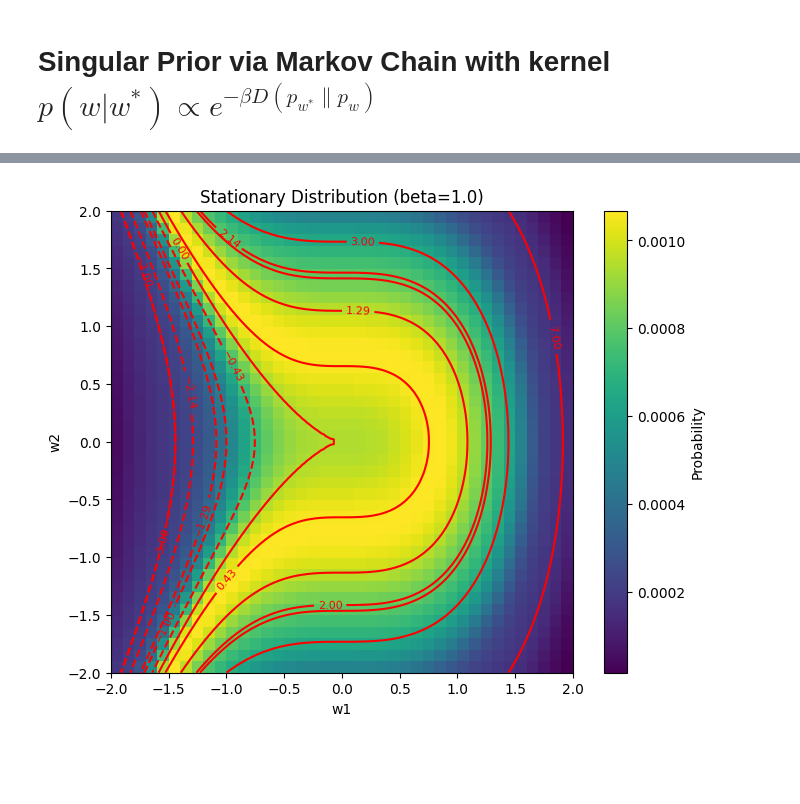
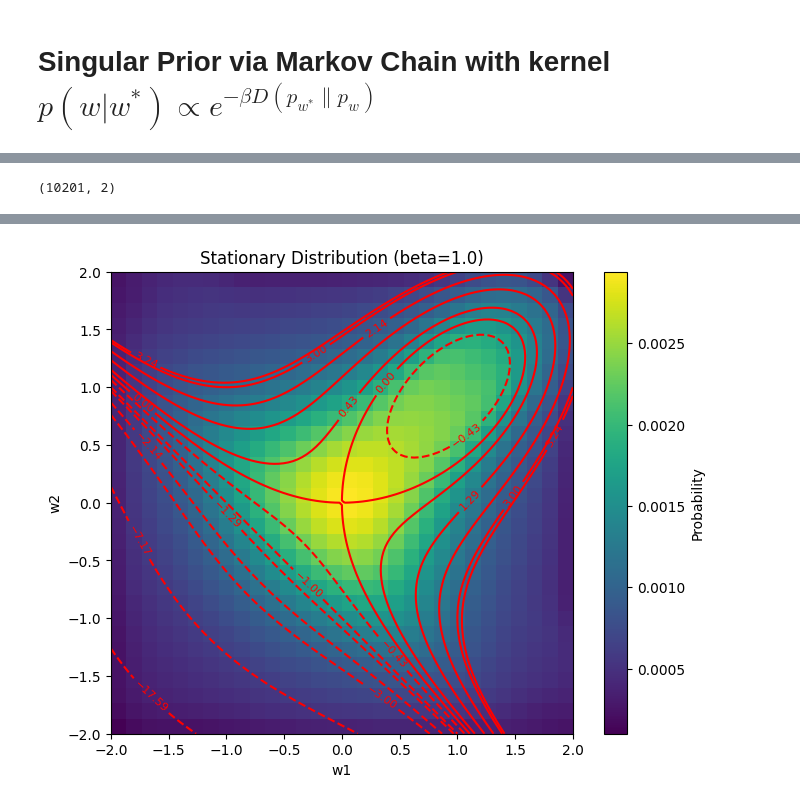
Before and after one commit to edmundlth/neural_network_stagewise_learning, a Jupyter notebook: mdl_expt.ipynb, the cells around one changed output, grey strips where cells are left out. Drawn from its saved outputs; the diff is of its cells as text; code cells hidden in the pictures; blank space fills up the shorter version.

```diff
--- a/mdl_expt.ipynb
+++ b/mdl_expt.ipynb
@@ -342,12 +342,13 @@ def f2(x, m, exponent=9):
 
 def f(x, a, m):
     return f1(x + a, m) * g(-(x + a)) + f2(x - a, m) * h(x - a)
+    # return (x**2 - a**m)**2
 
 # Vectorize the function for efficient computation
 vf = jax.vmap(f, in_axes=(0, None, None))
 
 # Set up the plot
-M = 1.5
+M = 1.9
 x = jnp.linspace(-M, M, 1000)
 a = 0.5
 m = 0.2
@@ -469,0 +466,5 @@ plt.plot(x, y)
+# %%
+# as a function of n
+ns = 1.0 / ts[1:]
+fig, ax = plt.subplots(figsize=(10, 6))
+ax.plot(ns, 1/ vol_t[1:], ".-")
@@ -575,3 +476,10 @@ visualize_results(samples, "Example K function")
+# %%
+n = 101
+x = np.linspace(-M, M, n)
+y = np.linspace(-M, M, n)
+np.array(np.meshgrid(x, y)).transpose(1, 2, 0).reshape(-1, 2).shape
+# %% [output]
+(10201, 2)
 # %%
 import numpy as np
 import matplotlib.pyplot as plt
@@ -582,15 +490,15 @@ def create_grid(M, n):
     """Create a 2D grid of n x n points in [-M, M] x [-M, M]."""
     x = np.linspace(-M, M, n)
     y = np.linspace(-M, M, n)
-    return np.array(np.meshgrid(x, y)).T.reshape(-1, 2)
+    return np.array(np.meshgrid(x, y)).transpose(1, 2, 0).reshape(-1, 2)
 
-def compute_transition_matrix(grid, K, beta):
+def compute_transition_matrix(grid, K, beta, gamma=0.0):
     """Compute the transition matrix for the given grid and K function."""
     n = len(grid)
     P = np.zeros((n, n))
     for i, w in enumerate(grid):
         for j, w_star in enumerate(grid):
-            P[i, j] = np.exp(-beta * K(w_star, w))
+            P[i, j] = np.exp(-beta * K(w_star, w) - gamma * np.sum((w_star - w)**2))
     # Normalize rows
     normalisation = P.sum(axis=1)[:, np.newaxis]
     assert np.all(normalisation > 0), "Some rows have zero sum"
@@ -624,7 +532,7 @@ def visualize_results(grid, stationary, M, n, title, plot_f_contour=True):
     stationary_2d = stationary.reshape(n, n)
 
     # Create a heatmap of the stationary distribution
-    im = ax.imshow(stationary_2d, extent=[-M, M, -M, M], origin='lower', cmap='viridis')
+    im = ax.imshow(stationary_2d, extent=[-M, M, -M, M], cmap='viridis', origin='lower')
 
     # Add a colorbar
     fig.colorbar(im, ax=ax, label='Probability')
@@ -636,7 +544,7 @@ def visualize_results(grid, stationary, M, n, title, plot_f_contour=True):
         x = np.linspace(-M, M, 100)
         y = np.linspace(-M, M, 100)
         X, Y = np.meshgrid(x, y)
-        Z = example_f(np.array([X, Y])).T
+        Z = example_f(np.array([X, Y]))
         min_z, max_z = Z.min(), Z.max()
         zs = sorted(set(list(np.linspace(min_z, max_z, 5)) + [0.0, -1.0] + list(np.linspace(-3, 3, 8))))
         cs = ax.contour(X, Y, Z, levels=zs, colors='r')
@@ -663,27 +571,33 @@ def check_markov_matrix(P):
 # %%
 def example_f(w):
     a, b = w
+    # return w
+    # return a + b
+    # return a**2 + b**2
+    # return b**2 - a**2 * (a + 1)
     # return (a) * (a**2 + b**2 - 1.5)
     # return a * b * (a - 0.8) * (b - 0.8)
     # return a**4 + b**4 - 2 * a**2 - 2 * b**2 + a * b
-    # return a**3 - 3 * a * b + b**3
+    return a**3 - 3 * a * b + b**3
     # return a**3 - 3 * a * b**2
-    return a**2 + b**3
+    # return a**3 + b**2
+    # return b**3 - a**5
     # return (a + 0.1) * (b + 0.1) **2
     # return w * np.array([.5, 2])
     # return a**2 * b
     # return a * np.tanh(b)
     # return np.prod(w)
 
-def example_K(w1, w2):
+def example_K(w1, w2): # D(p_{w1} || p_{w2})
     # return np.sum(np.abs(example_f(w1) - example_f(w2)))
     # return np.sqrt(np.sum((example_f(w1) - example_f(w2))**2))
     return np.sum((example_f(w1) - example_f(w2))**2)
 
 # Parameters
 M = 2.  # Grid bounds [-M, M] x [-M, M]
-gridsize = 40  # Grid size (n x n)
+gridsize = 30  # Grid size (n x n)
 beta = 1.0  # Inverse temperature
+gamma = 5.0 # localising strength coefficient
 
 
 # Create the grid
@@ -691,11 +605,11 @@ grid = create_grid(M, gridsize)
 
 
 # Compute the transition matrix
-P = compute_transition_matrix(grid, example_K, beta)
+P = compute_transition_matrix(grid, example_K, beta, gamma=gamma)
 
 
 # Find the stationary distribution
-stationary = find_stationary_distribution(P, power_method=True, num_iter=500)
+stationary = find_stationary_distribution(P, power_method=True, num_iter=2000).T
 
 # Visualize the results
 fig, ax = visualize_results(grid, stationary, M, gridsize, f"Stationary Distribution (beta={beta})")
@@ -705 +619 @@ Stationary sum: 0.9999999999999762
-[figure, old version]
+[figure, new version]
```
Also changed, not shown: parts of 18 cells of this notebook, 5 other files.
